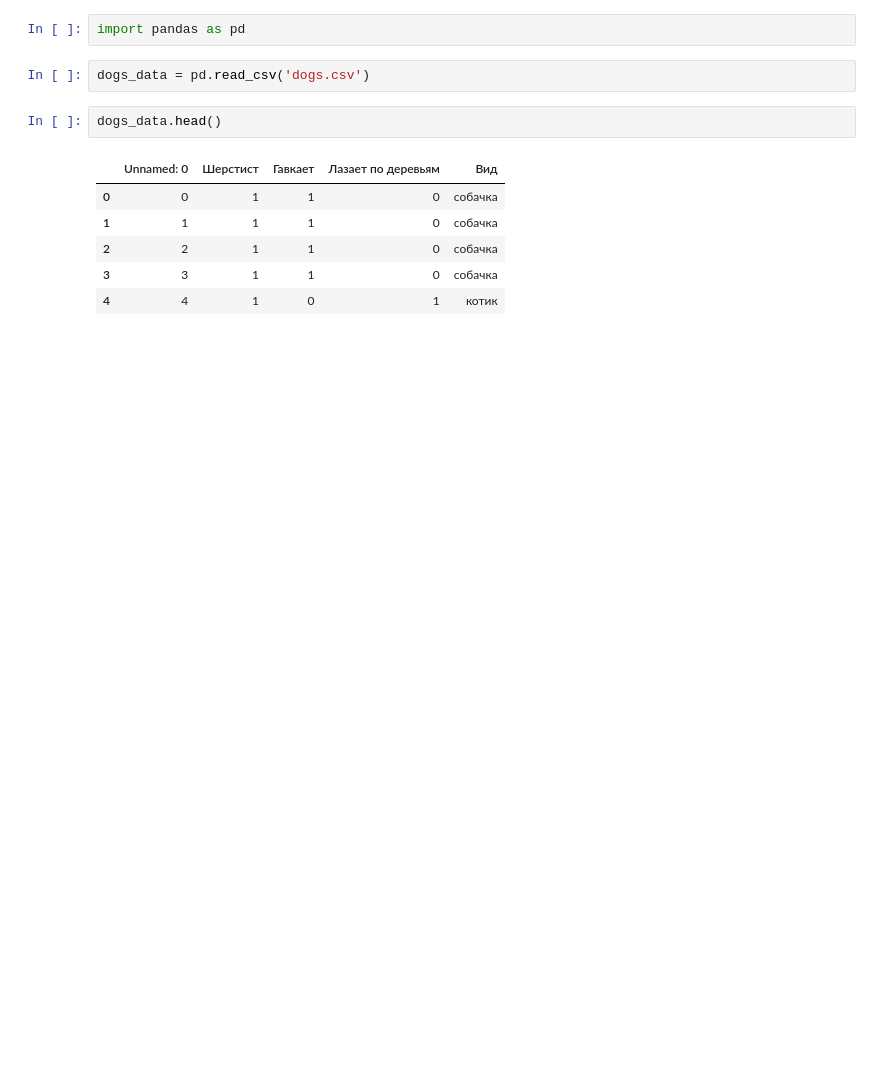
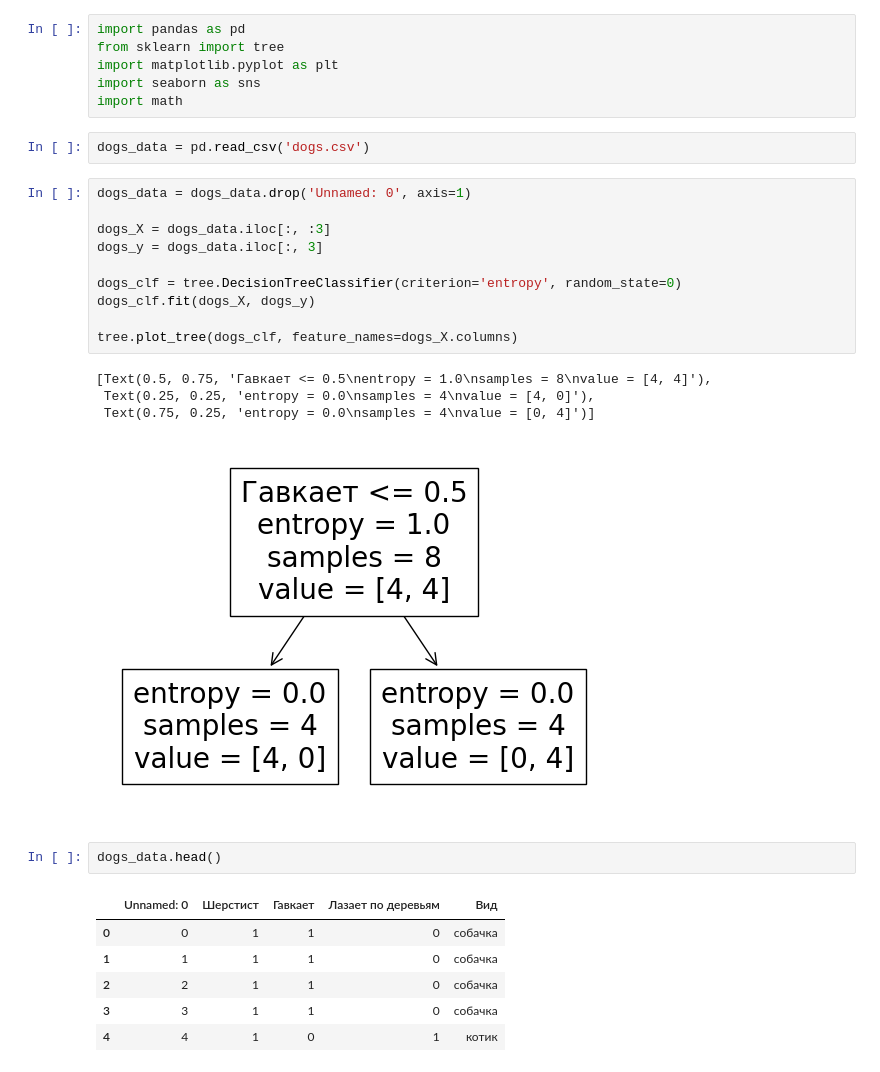
Before and after one commit to FlameDanita/DS-ML_courses, a Jupyter notebook: Введение в Data Science и машинное обучение/2. Решающие деревья/2.2 Немного теории и энтропии.ipynb, the cells around one changed output. Drawn from its saved outputs; the diff is of its cells as text; blank space fills up the shorter version.

```diff
--- a/Введение в Data Science и машинное обучение/2. Решающие деревья/2.2 Немного теории и энтропии.ipynb
+++ b/Введение в Data Science и машинное обучение/2. Решающие деревья/2.2 Немного теории и энтропии.ipynb
@@ -1,7 +1,26 @@
-# %%
-import pandas as pd
+# %%
+import pandas as pd
+from sklearn import tree
+import matplotlib.pyplot as plt
+import seaborn as sns
+import math
 # %%
 dogs_data = pd.read_csv('dogs.csv')
+# %%
+dogs_data = dogs_data.drop('Unnamed: 0', axis=1)
+
+dogs_X = dogs_data.iloc[:, :3]
+dogs_y = dogs_data.iloc[:, 3]
+
+dogs_clf = tree.DecisionTreeClassifier(criterion='entropy', random_state=0)
+dogs_clf.fit(dogs_X, dogs_y)
+
+tree.plot_tree(dogs_clf, feature_names=dogs_X.columns)
+# %% [output]
+[Text(0.5, 0.75, 'Гавкает <= 0.5\nentropy = 1.0\nsamples = 8\nvalue = [4, 4]'),
+ Text(0.25, 0.25, 'entropy = 0.0\nsamples = 4\nvalue = [4, 0]'),
+ Text(0.75, 0.25, 'entropy = 0.0\nsamples = 4\nvalue = [0, 4]')]
+[figure, added]
 # %%
 dogs_data.head()
 # %% [output]
```
Also changed, not shown: parts of 5 cells of this notebook, 1 other file.
